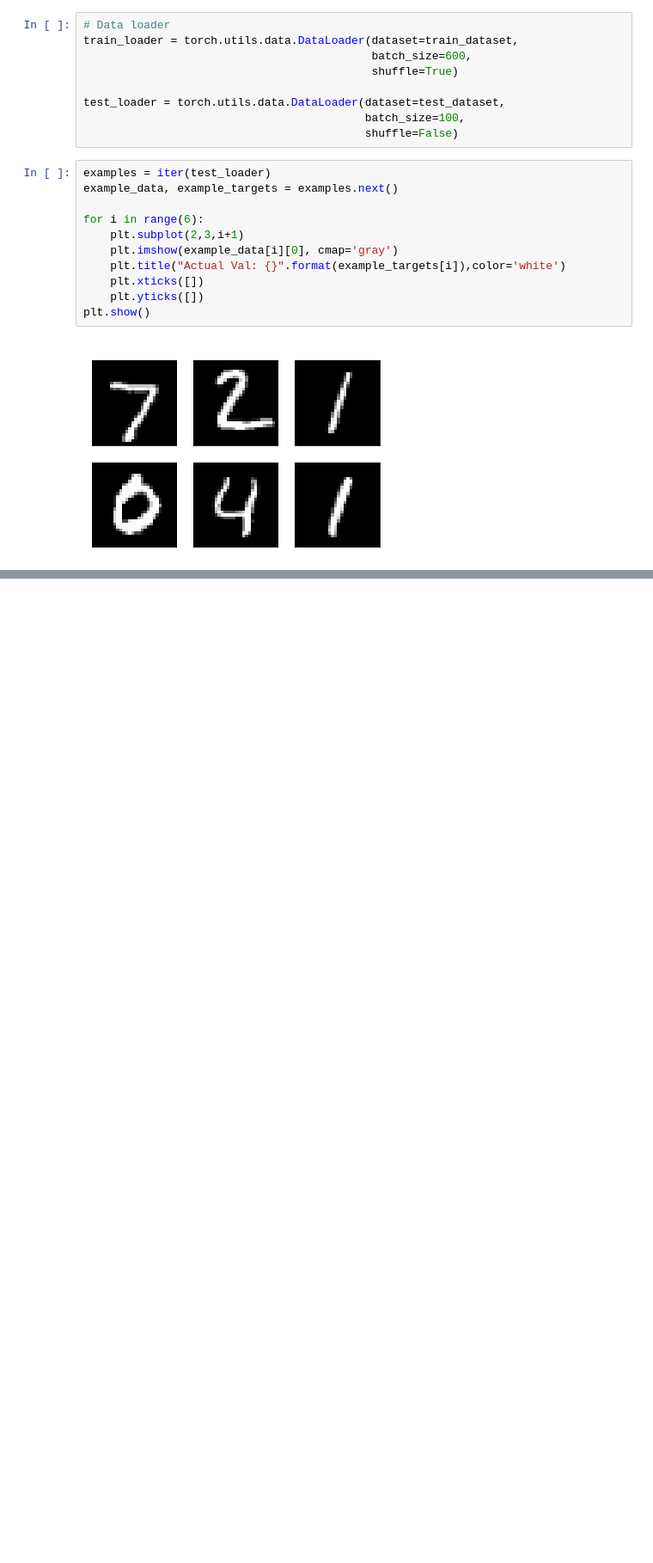
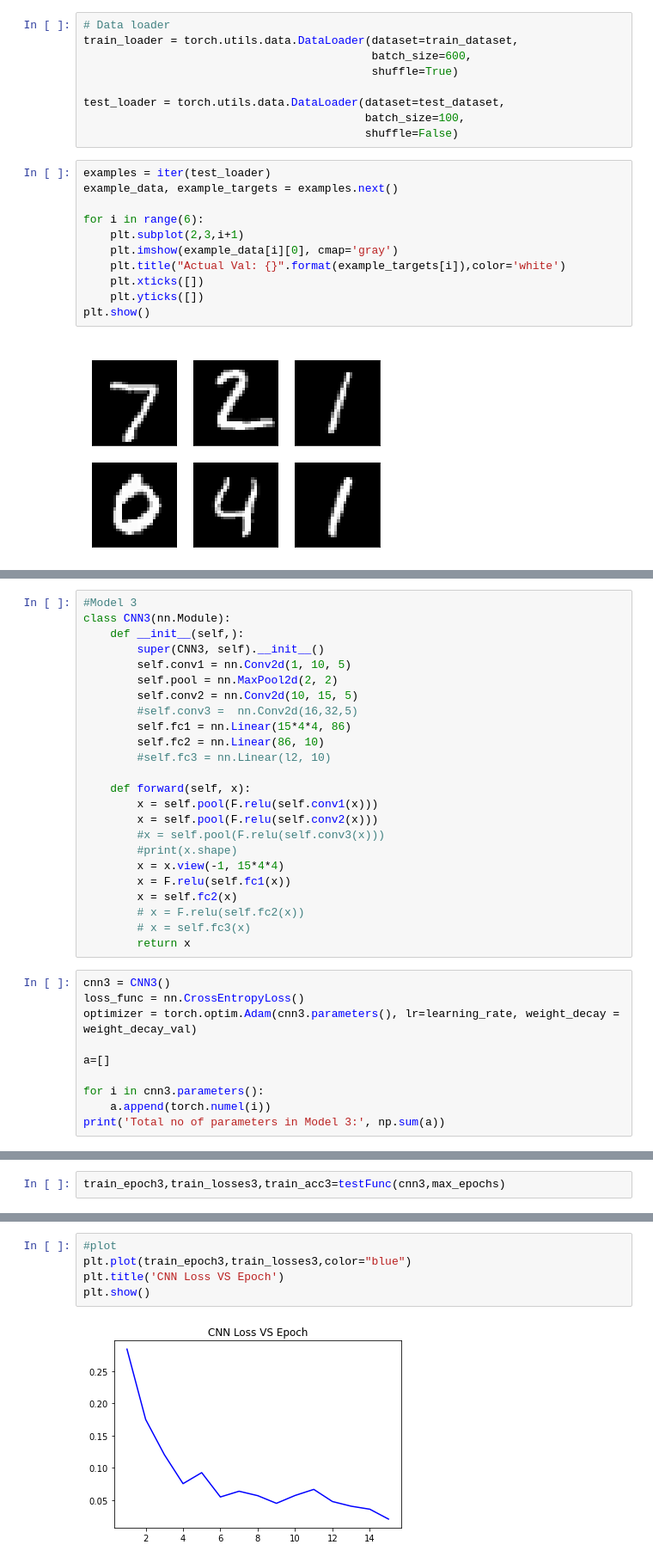
Before and after one commit to DineshchandarR/CPSC-8430-Deep-Learning-001, a Jupyter notebook: HW1/HW1.1_MNIST.ipynb, the cells around one changed output, grey strips where cells are left out. Shown: that part at 86% size. Cells and saved outputs as stored; diff of their text form; blank space fills up the shorter version.

```diff
--- a/HW1/HW1.1_MNIST.ipynb
+++ b/HW1/HW1.1_MNIST.ipynb
@@ -197,0 +341,34 @@ Accuracy of the network on the test images: 98.2 %
+# %%
+#Model 3
+class CNN3(nn.Module):
+    def __init__(self,):
+        super(CNN3, self).__init__()
+        self.conv1 = nn.Conv2d(1, 10, 5)
+        self.pool = nn.MaxPool2d(2, 2)
+        self.conv2 = nn.Conv2d(10, 15, 5)
+        #self.conv3 =  nn.Conv2d(16,32,5)
+        self.fc1 = nn.Linear(15*4*4, 86)
+        self.fc2 = nn.Linear(86, 10)
+        #self.fc3 = nn.Linear(l2, 10)
+
+    def forward(self, x):
+        x = self.pool(F.relu(self.conv1(x)))
+        x = self.pool(F.relu(self.conv2(x)))
+        #x = self.pool(F.relu(self.conv3(x)))
+        #print(x.shape)
+        x = x.view(-1, 15*4*4)
+        x = F.relu(self.fc1(x))
+        x = self.fc2(x)
+        # x = F.relu(self.fc2(x))
+        # x = self.fc3(x)
+        return x
+# %%
+cnn3 = CNN3()
+loss_func = nn.CrossEntropyLoss()
+optimizer = torch.optim.Adam(cnn3.parameters(), lr=learning_rate, weight_decay = weight_decay_val)
+
+a=[]
+
+for i in cnn3.parameters():
+    a.append(torch.numel(i))
+print('Total no of parameters in Model 3:', np.sum(a))
@@ -197,0 +377,2 @@ Accuracy of the network on the test images: 98.2 %
+# %%
+train_epoch3,train_losses3,train_acc3=testFunc(cnn3,max_epochs)
@@ -197,0 +397,7 @@ Accuracy of the network on the test images: 98.2 %
+# %%
+#plot
+plt.plot(train_epoch3,train_losses3,color="blue")
+plt.title('CNN Loss VS Epoch')
+plt.show()
+# %% [output]
+[figure, added]
```
Also changed, not shown: parts of 29 cells of this notebook.
